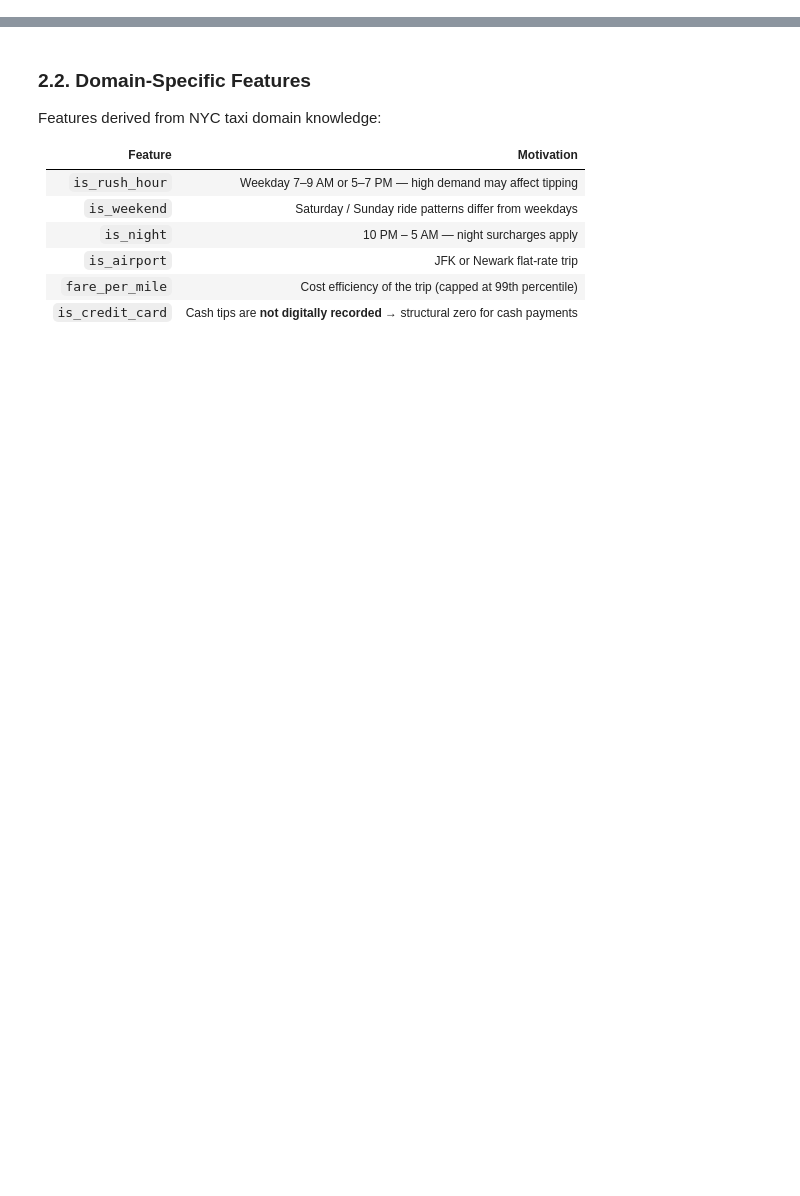
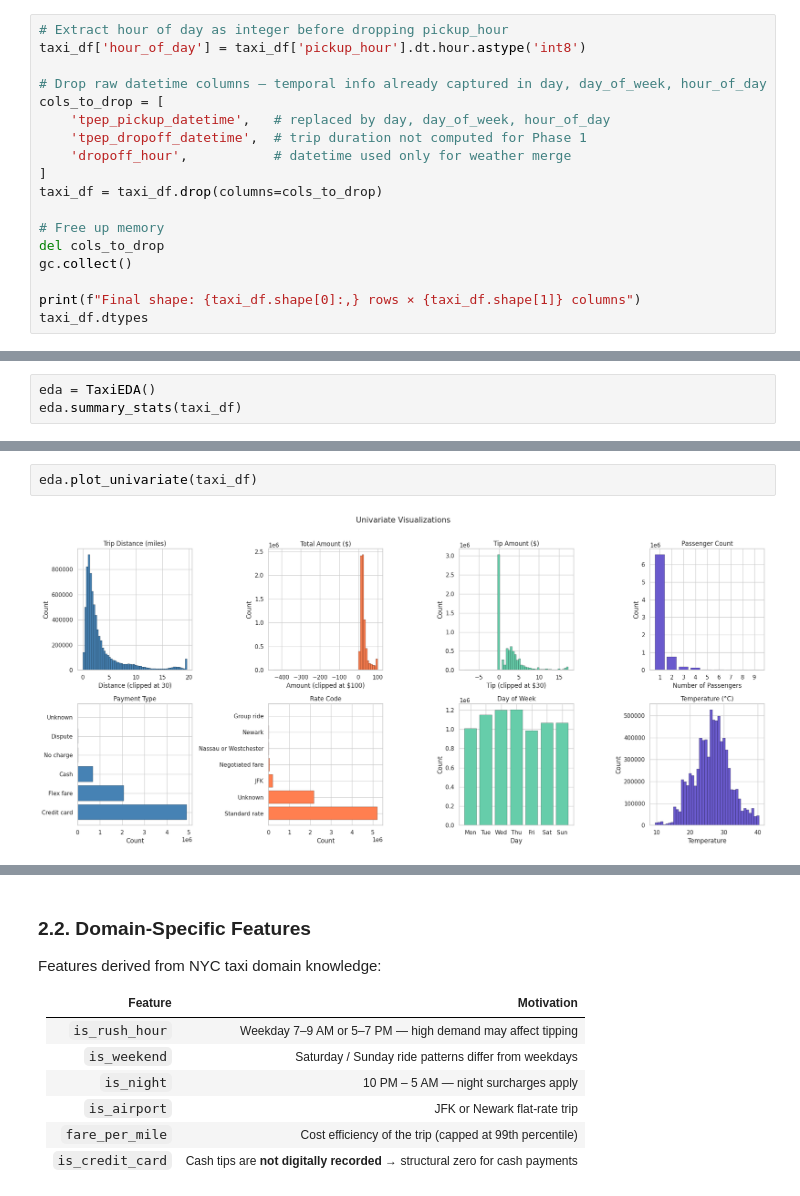
Before and after one commit to Nesrine-larbi/COMP333-Project, a Jupyter notebook: teamd_phase2.ipynb, the cells around one changed output, grey strips where cells are left out. Cells and saved outputs as stored; diff of their text form; blank space fills up the shorter version.

```diff
--- a/teamd_phase2.ipynb
+++ b/teamd_phase2.ipynb
@@ -84,0 +949,18 @@ taxi_df['day_cos']  = np.cos(2 * np.pi * taxi_df['day_of_week'] / 7)
+# %%
+# Extract hour of day as integer before dropping pickup_hour
+taxi_df['hour_of_day'] = taxi_df['pickup_hour'].dt.hour.astype('int8')
+
+# Drop raw datetime columns — temporal info already captured in day, day_of_week, hour_of_day
+cols_to_drop = [
+    'tpep_pickup_datetime',   # replaced by day, day_of_week, hour_of_day
+    'tpep_dropoff_datetime',  # trip duration not computed for Phase 1
+    'dropoff_hour',           # datetime used only for weather merge
+]
+taxi_df = taxi_df.drop(columns=cols_to_drop)
+
+# Free up memory
+del cols_to_drop
+gc.collect()
+
+print(f"Final shape: {taxi_df.shape[0]:,} rows × {taxi_df.shape[1]} columns")
+taxi_df.dtypes
@@ -84,0 +1001,3 @@ taxi_df['day_cos']  = np.cos(2 * np.pi * taxi_df['day_of_week'] / 7)
+# %%
+eda = TaxiEDA()
+eda.summary_stats(taxi_df)
@@ -84,0 +1033,4 @@ taxi_df['day_cos']  = np.cos(2 * np.pi * taxi_df['day_of_week'] / 7)
+# %%
+eda.plot_univariate(taxi_df)
+# %% [output]
+[figure, added]
```
Also changed, not shown: parts of 237 cells of this notebook, 1 other file.
